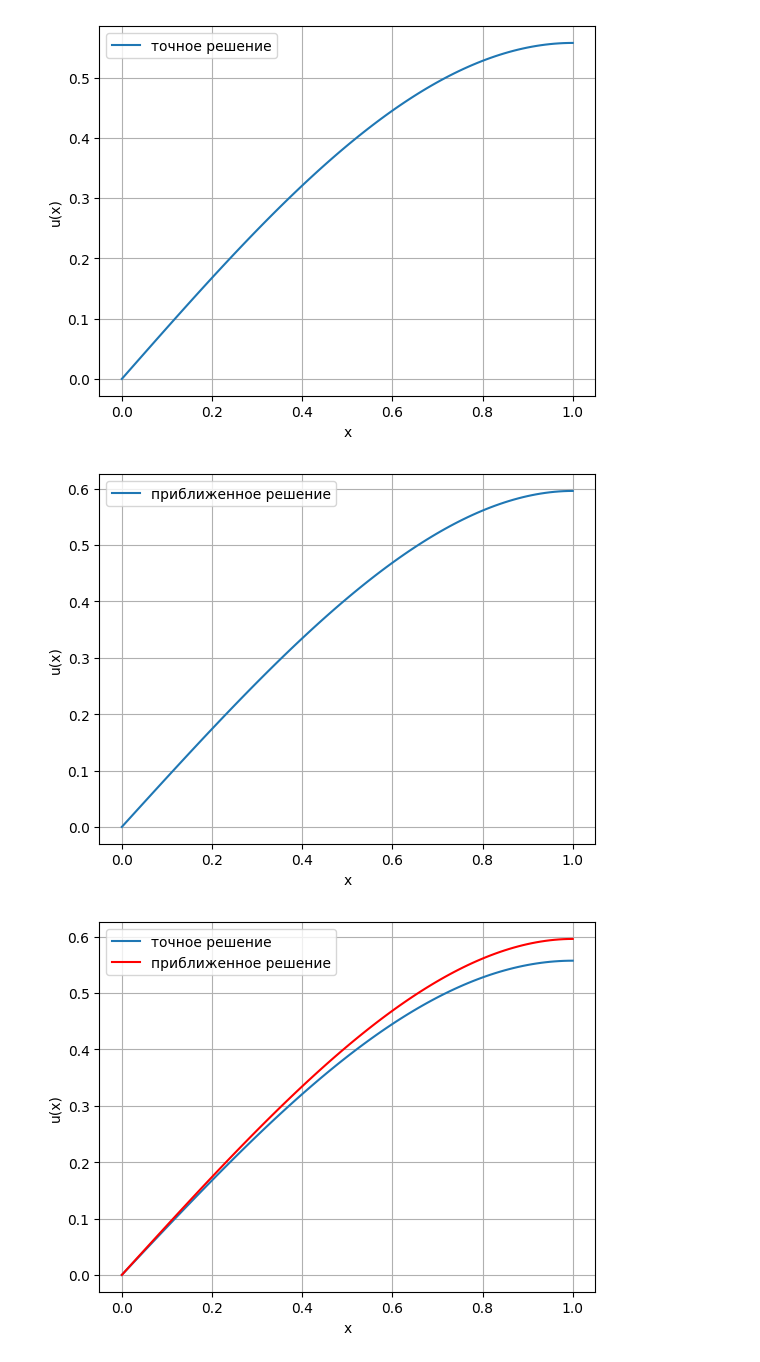
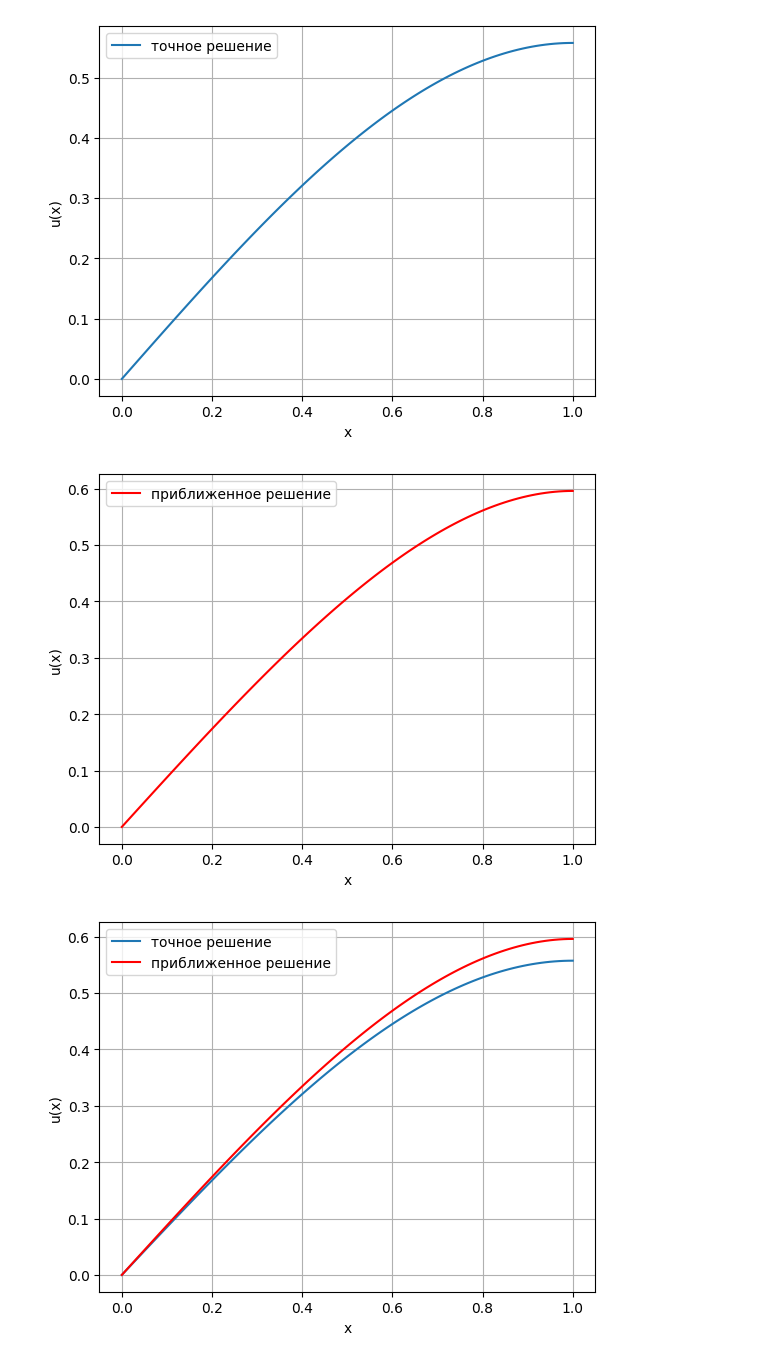
Before and after one commit to AntonG0rbachev/Finate-Elements-Methods, a Jupyter notebook: GalerkinMethod/src/main.ipynb, the cells around one changed output. Drawn from its saved outputs; the diff is of its cells as text; code cells hidden in the pictures.

```diff
--- a/GalerkinMethod/src/main.ipynb
+++ b/GalerkinMethod/src/main.ipynb
@@ -61,14 +58,14 @@ plot.show()
 [figure]
 # %%
 approximated_y = np.array([approximated_solution(x) for x in x_vals])
-plot.plot(x_vals, approximated_y, label='приближенное решение')
+plot.plot(x_vals, approximated_y, 'r', label='приближенное решение')
 plot.xlabel("x")
 plot.ylabel("u(x)")
 plot.legend()
 plot.grid()
 plot.show()
 # %% [output]
-[figure, old version]
+[figure, new version]
 # %%
 plot.plot(x_vals, solution, label='точное решение')
 plot.plot(x_vals, approximated_y, 'r', label='приближенное решение')
```
Also changed, not shown: parts of 2 cells of this notebook.
